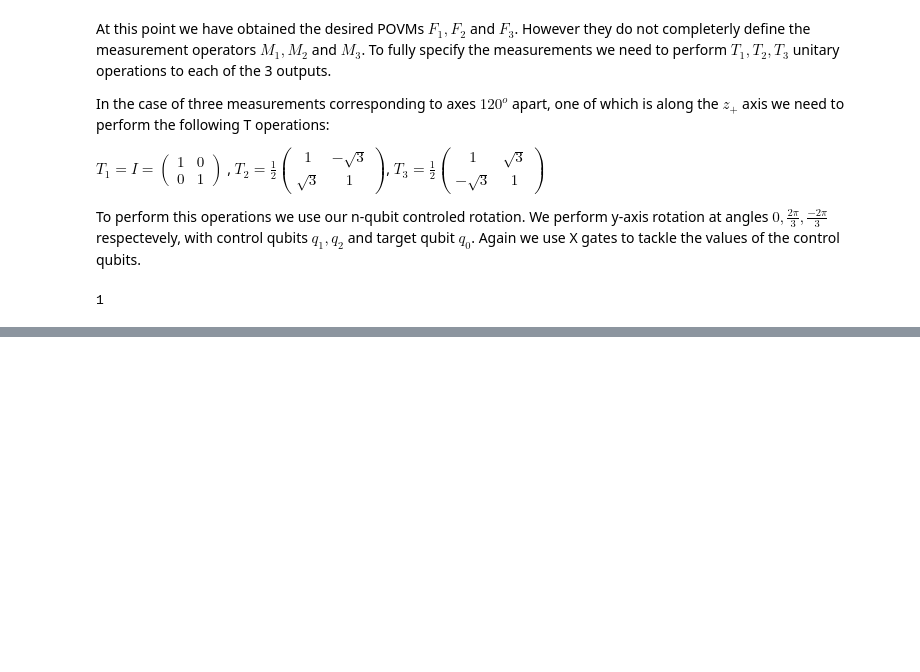
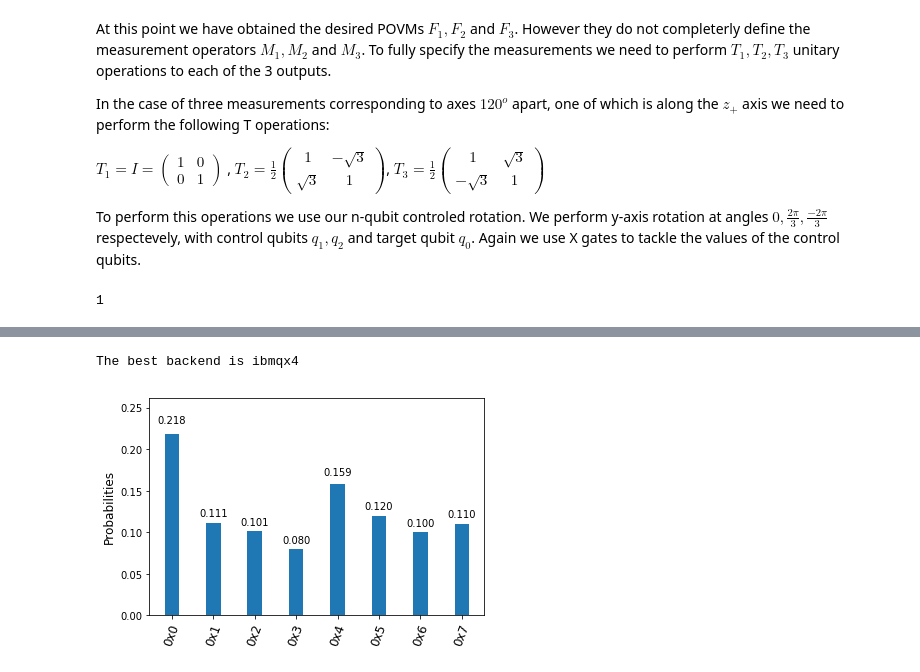
Before and after one commit to JordanovSJ/qiskit, a Jupyter notebook: Anhert_Payne/Anhert and Payne POVMs.ipynb, the cells around one changed output, grey strips where cells are left out. Saved outputs shown, nothing was run; the diff lists cells and outputs as text; code cells hidden in the pictures; blank space fills up the shorter version.

```diff
--- a/Anhert_Payne/Anhert and Payne POVMs.ipynb
+++ b/Anhert_Payne/Anhert and Payne POVMs.ipynb
@@ -406,0 +482,28 @@ plot_histogram(counts)
+# %%
+# IBMQ.save_account(token)
+IBMQ.load_accounts()
+
+
+shots = 8192           # Number of shots to run the program (experiment); maximum is 8192 shots.
+max_credits = 10       # Maximum number of credits to spend on executions.
+n_qubits = 3
+
+
+large_enough_devices = IBMQ.backends(filters=lambda x: x.configuration()['n_qubits'] > n_qubits and
+                                                       not x.configuration()['simulator'])
+backend = least_busy(large_enough_devices)
+# backend = IBMQ.backends(filters=lambda x: x.name == 'ibmqx5')
+print("The best backend is " + backend.name())
+# %% [output]
+The best backend is ibmqx4
+# %%
+# <<<<<<<<<<< EXECUTING real experiment >>>>>>>>>>>>>>
+run = 1  # keep 0 untill you want to run the experiment, to avoid running by mistake. It is slow and cost credits!
+if run:
+    job_exp = execute(qc, backend=backend, shots=shots, max_credits=max_credits)
+    result = job_exp.result()
+# %%
+counts = result.get_counts(qc)
+plot_histogram(counts)
+# %% [output]
+[figure, added]
```
Also changed, not shown: parts of 12 cells of this notebook.
